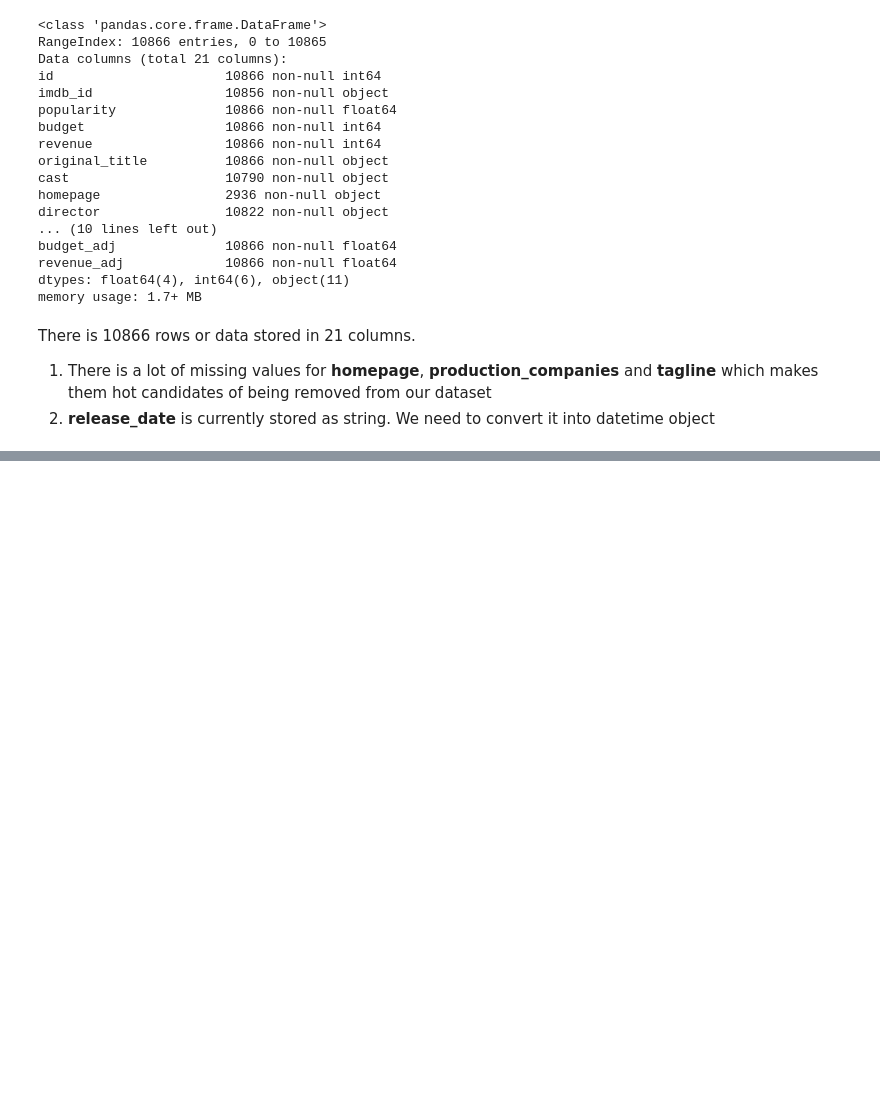
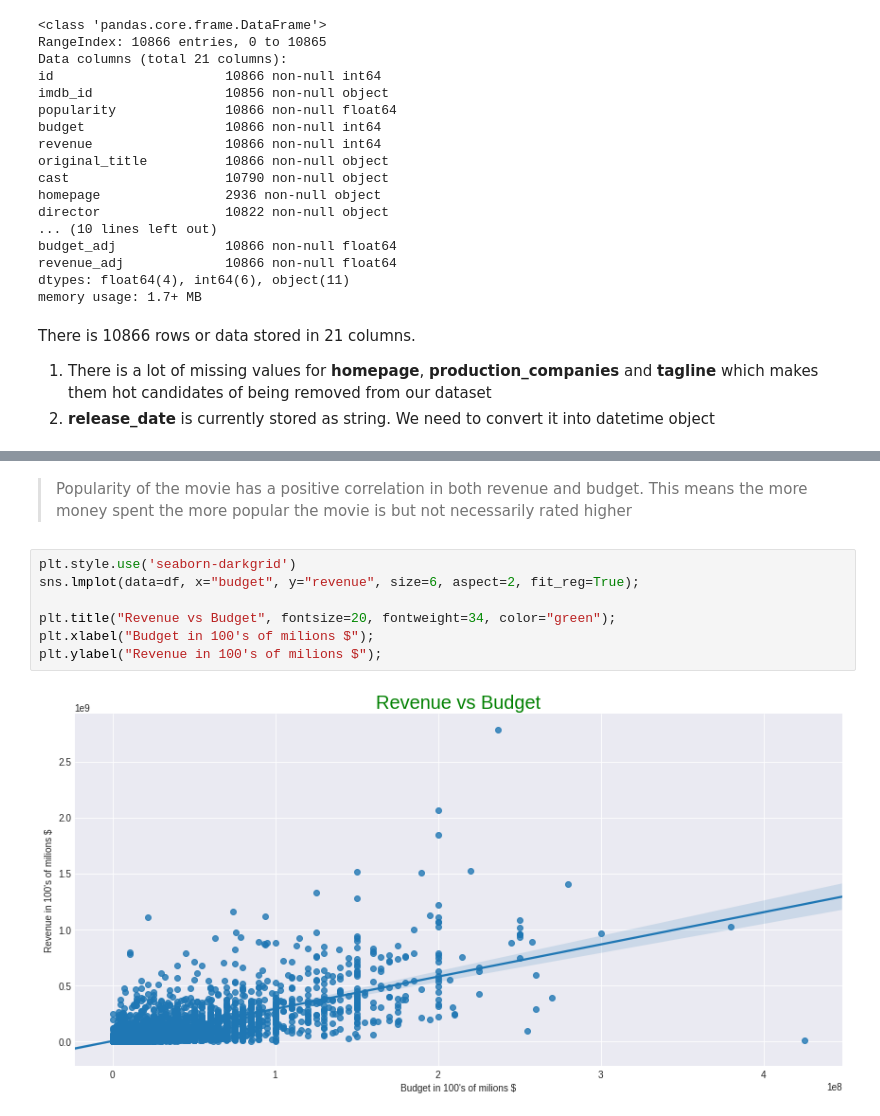
Before and after one commit to pe1te3son/investigate_dataset_p3, a Jupyter notebook: Investigate_a_Dataset.ipynb, the cells around one changed output, grey strips where cells are left out. Saved outputs shown, nothing was run; the diff lists cells and outputs as text; blank space fills up the shorter version.

```diff
--- a/Investigate_a_Dataset.ipynb
+++ b/Investigate_a_Dataset.ipynb
@@ -171,0 +299,11 @@ call(['python', '-m', 'nbconvert', 'Investigate_a_Dataset1.ipynb'])
+# %% [markdown]
+> Popularity of the movie has a positive correlation in both revenue and budget. This means the more money spent the more popular the movie is but not necessarily rated higher
+# %%
+plt.style.use('seaborn-darkgrid')
+sns.lmplot(data=df, x="budget", y="revenue", size=6, aspect=2, fit_reg=True);
+
+plt.title("Revenue vs Budget", fontsize=20, fontweight=34, color="green");
+plt.xlabel("Budget in 100's of milions $");
+plt.ylabel("Revenue in 100's of milions $");
+# %% [output]
+[figure, added]
```
Also changed, not shown: parts of 54 cells of this notebook, 2 other files.
